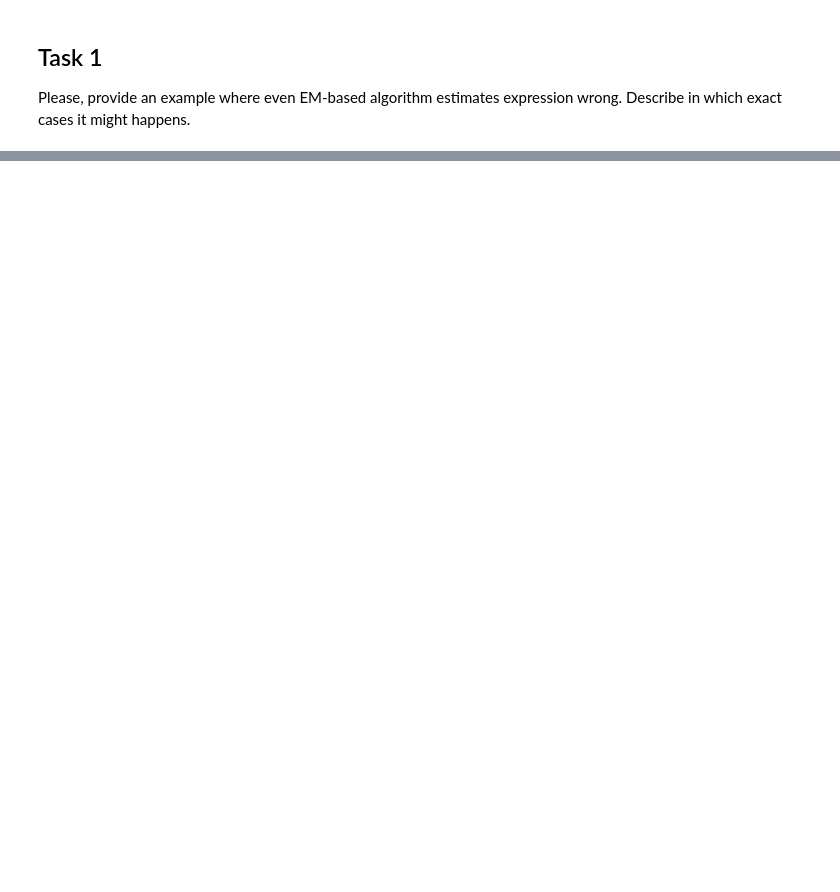
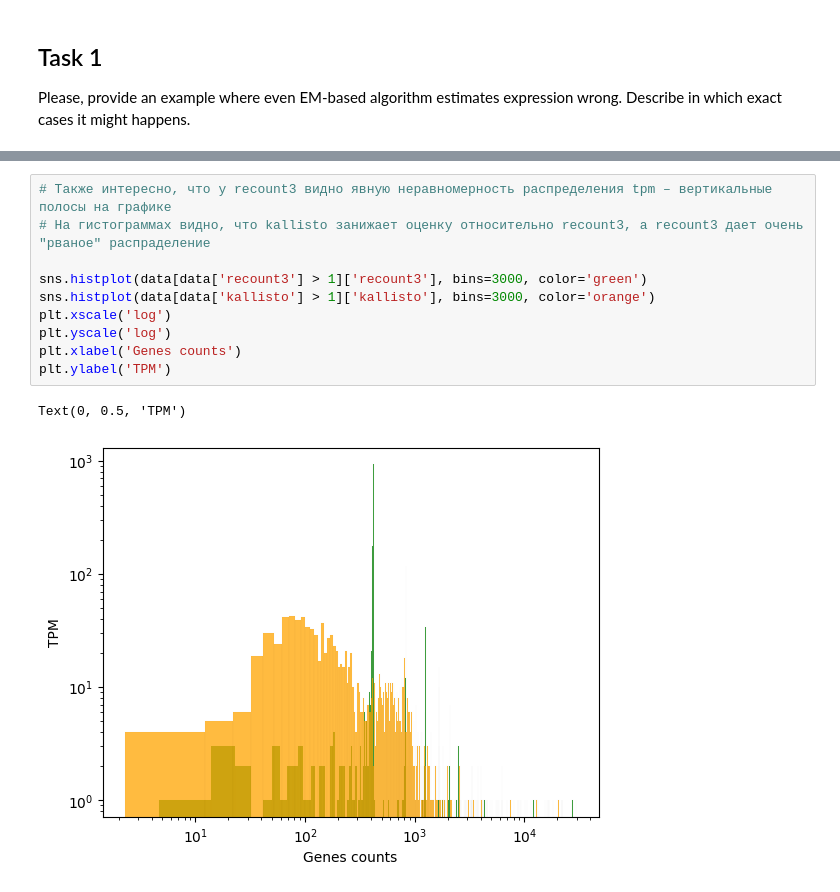
Before and after one commit to dmnemch/sc, a Jupyter notebook: 02_Expression_quantification.ipynb, the cells around one changed output, grey strips where cells are left out. Saved outputs shown, nothing was run; the diff lists cells and outputs as text; blank space fills up the shorter version.

```diff
--- a/02_Expression_quantification.ipynb
+++ b/02_Expression_quantification.ipynb
@@ -48,0 +655,13 @@ Differences in abundance (in %):
+# %%
+# Также интересно, что у recount3 видно явную неравномерность распределения tpm – вертикальные полосы на графике
+# На гистограммах видно, что kallisto занижает оценку относительно recount3, а recount3 дает очень "рваное" распраделение
+
+sns.histplot(data[data['recount3'] > 1]['recount3'], bins=3000, color='green')
+sns.histplot(data[data['kallisto'] > 1]['kallisto'], bins=3000, color='orange')
+plt.xscale('log')
+plt.yscale('log')
+plt.xlabel('Genes counts')
+plt.ylabel('TPM')
+# %% [output]
+Text(0, 0.5, 'TPM')
+[figure, added]
```
Also changed, not shown: parts of 26 cells of this notebook.
